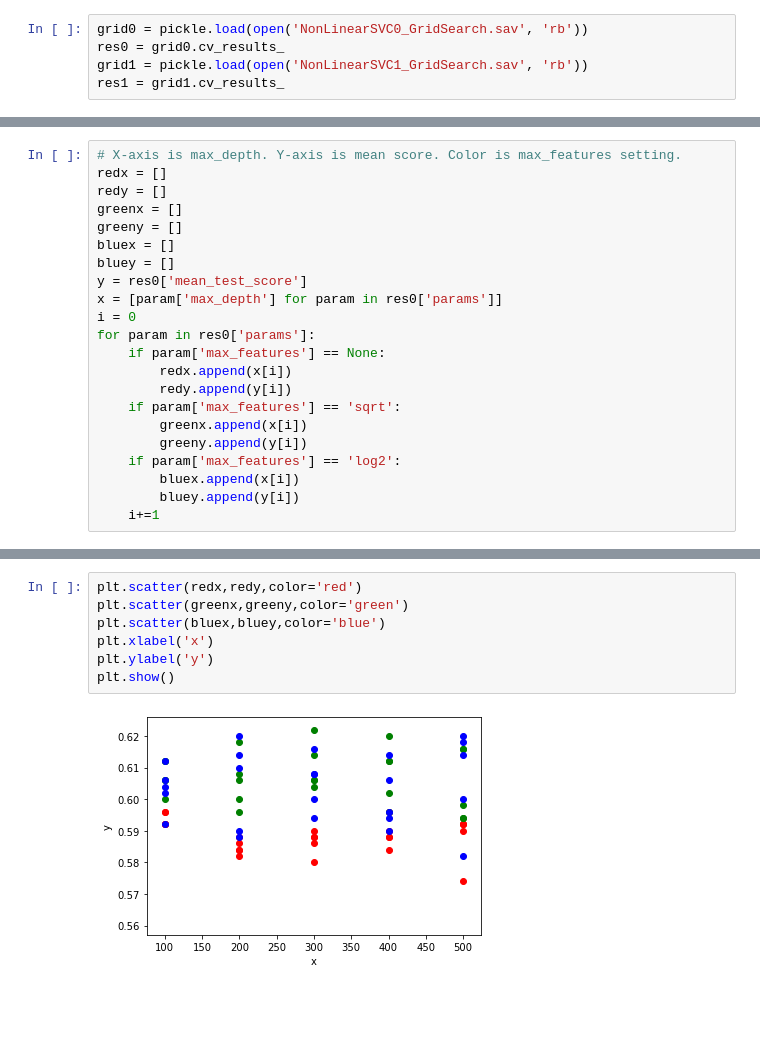
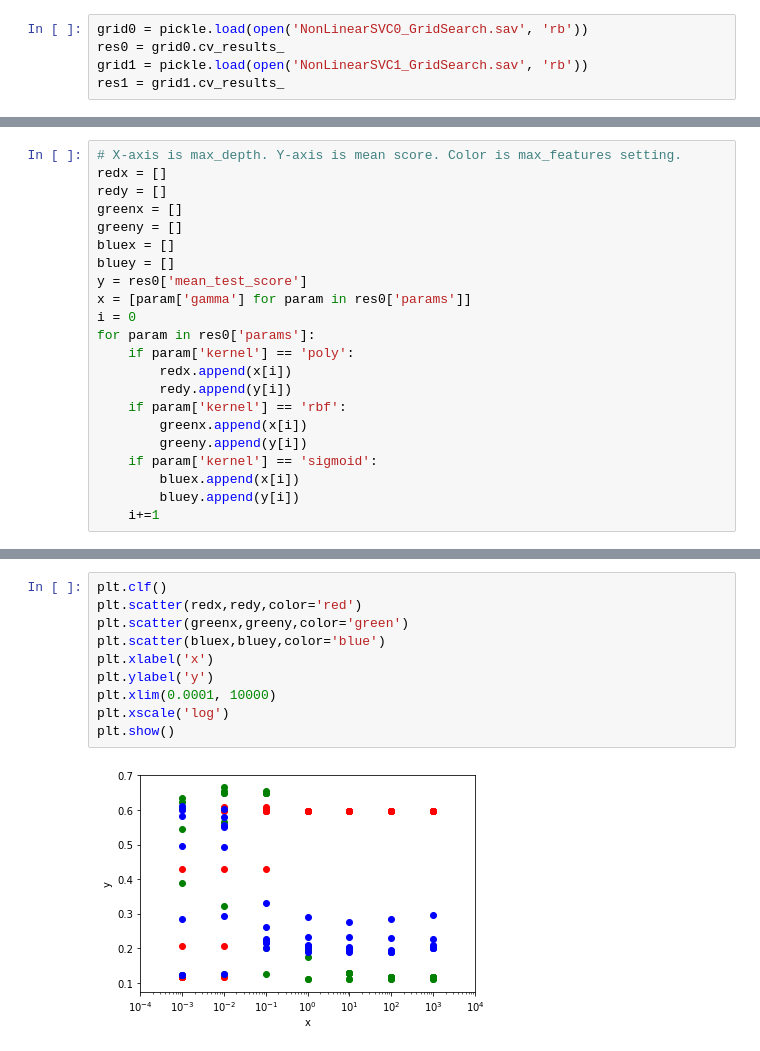
Before and after one commit to bojunyang24/CS4641, a Jupyter notebook: finalproject/testing.ipynb, the cells around one changed output, grey strips where cells are left out. Saved outputs shown, nothing was run; the diff lists cells and outputs as text; blank space fills up the shorter version.

```diff
--- a/finalproject/testing.ipynb
+++ b/finalproject/testing.ipynb
@@ -182,16 +182,16 @@ greeny = []
 bluex = []
 bluey = []
 y = res0['mean_test_score']
-x = [param['max_depth'] for param in res0['params']]
+x = [param['gamma'] for param in res0['params']]
 i = 0
 for param in res0['params']:
-    if param['max_features'] == None:
+    if param['kernel'] == 'poly':
         redx.append(x[i])
         redy.append(y[i])
-    if param['max_features'] == 'sqrt':
+    if param['kernel'] == 'rbf':
         greenx.append(x[i])
         greeny.append(y[i])
-    if param['max_features'] == 'log2':
+    if param['kernel'] == 'sigmoid':
         bluex.append(x[i])
         bluey.append(y[i])
     i+=1
@@ -198,12 +227,15 @@ for param in res0['params']:
 # %%
+plt.clf()
 plt.scatter(redx,redy,color='red')
 plt.scatter(greenx,greeny,color='green')
 plt.scatter(bluex,bluey,color='blue')
 plt.xlabel('x')
 plt.ylabel('y')
+plt.xlim(0.0001, 10000)
+plt.xscale('log')
 plt.show()
 # %% [output]
-[figure, old version]
+[figure, new version]
 # %%
 plt.scatter(redx,redy,color='red')
 plt.scatter(greenx,greeny,color='green')
```
Also changed, not shown: parts of 18 cells of this notebook, 25 other files.
